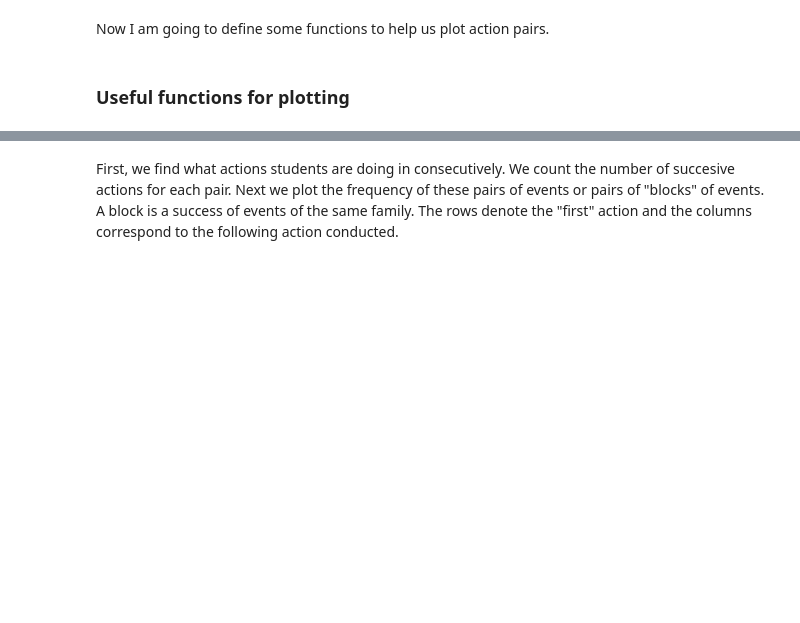
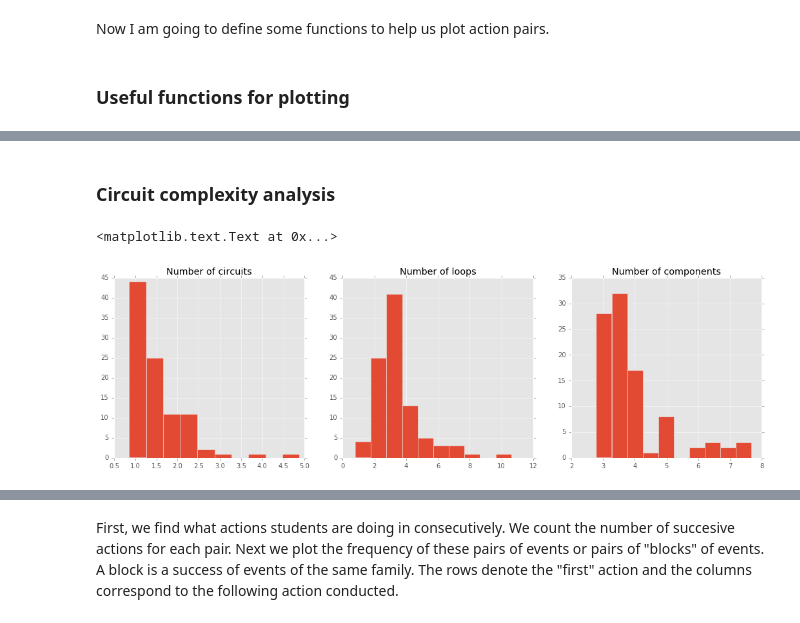
Before and after one commit to sperez8/Phet-log-analyzer, a Jupyter notebook: cck/read_data.ipynb, the cells around one changed output, grey strips where cells are left out. Saved outputs shown, nothing was run; the diff lists cells and outputs as text; code cells hidden in the pictures; blank space fills up the shorter version.

Commit message:
Added descriptors about circuits

```diff
--- a/cck/read_data.ipynb
+++ b/cck/read_data.ipynb
@@ -139,0 +235,14 @@ def plot_heatmap(actions, ax, title):
+# %% [markdown]
+### Circuit complexity analysis
+# %%
+fig, axs = plt.subplots(1,3, figsize=(18,5))
+df2 = df[df['Activity']!="a3"]
+table1 = pd.pivot_table(df2, values='#circuits',columns=['student'], aggfunc=np.mean); table1.hist(ax=axs[0])
+axs[0].set_title("Number of circuits")
+table2 = pd.pivot_table(df2, values='#loops',columns=['student'], aggfunc=np.mean); table2.hist(ax=axs[1])
+axs[1].set_title("Number of loops")
+table3 = pd.pivot_table(df2, values='#components',columns=['student'], aggfunc=np.mean); table3.hist(ax=axs[2])
+axs[2].set_title("Number of components")
+# %% [output]
+<matplotlib.text.Text at 0x...>
+[figure, added]
```
Also changed, not shown: parts of 28 cells of this notebook.
